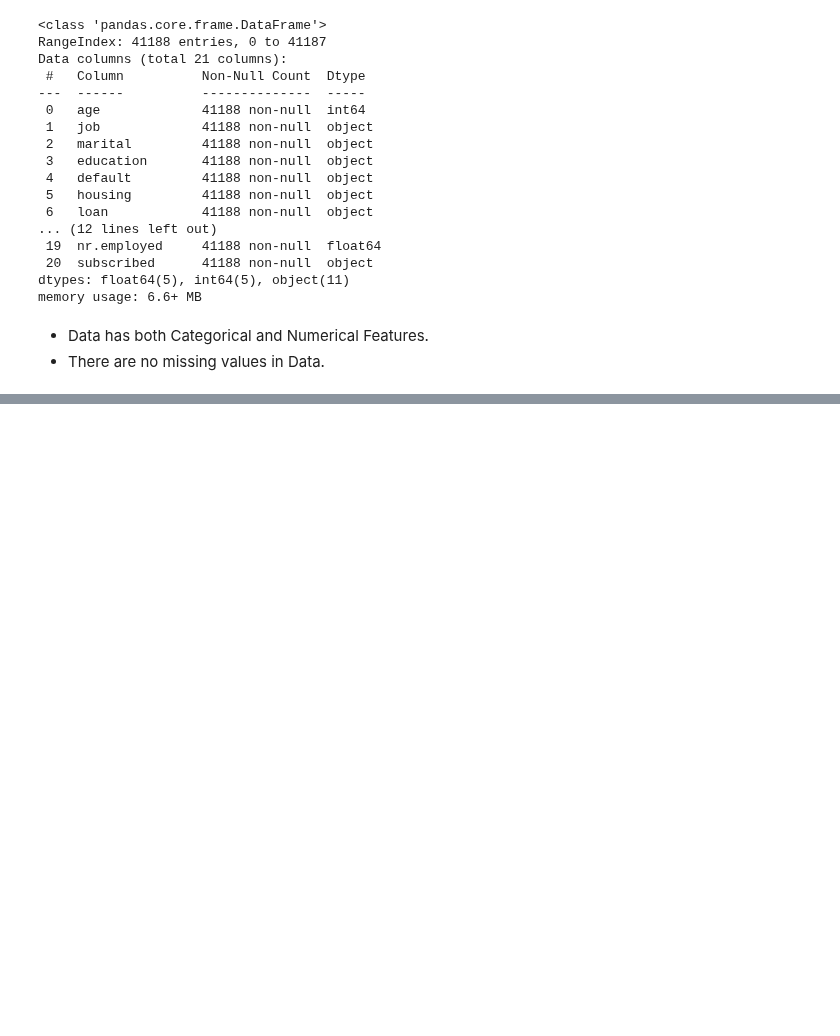
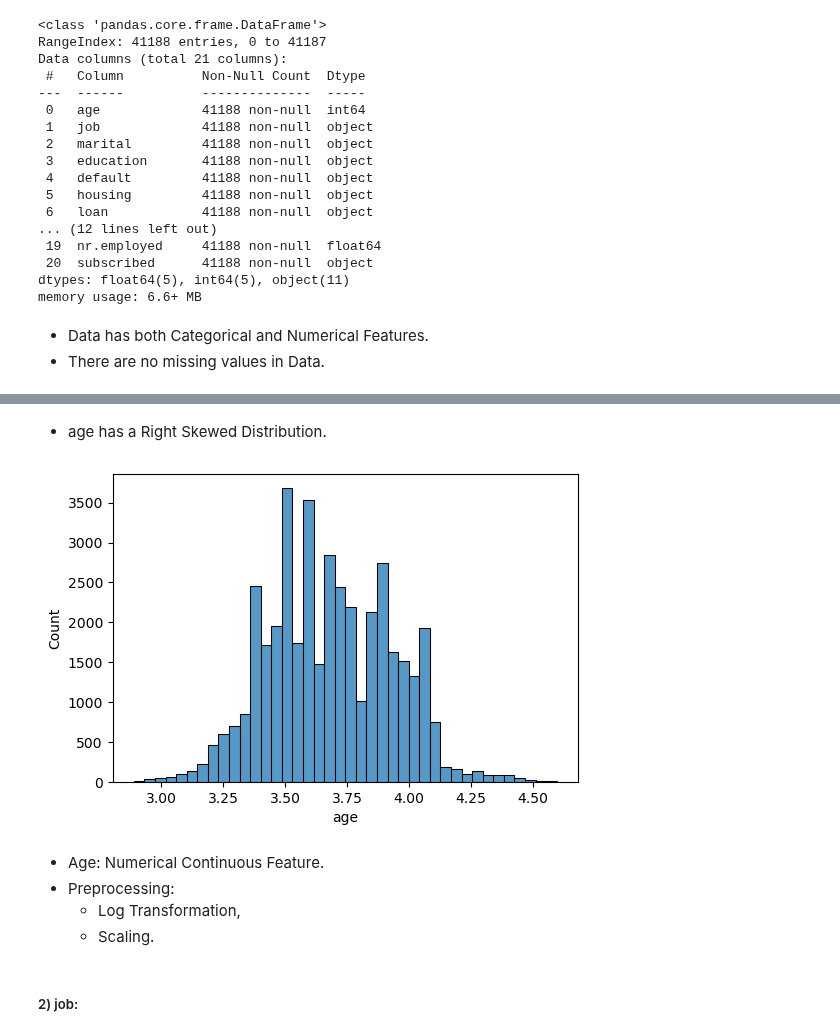
Before and after one commit to Shailya777/Learning-Logs, a Jupyter notebook: Machine_Learning/09_Clustering(Unsupervised Learning)/04_Practice_Project3(KMeans Clustering on Bank Data).ipynb, the cells around one changed output, grey strips where cells are left out. Saved outputs shown, nothing was run; the diff lists cells and outputs as text; code cells hidden in the pictures; blank space fills up the shorter version.

Commit message:
Preprocessing Pipeline ongoing

```diff
--- a/Machine_Learning/09_Clustering(Unsupervised Learning)/04_Practice_Project3(KMeans Clustering on Bank Data).ipynb
+++ b/Machine_Learning/09_Clustering(Unsupervised Learning)/04_Practice_Project3(KMeans Clustering on Bank Data).ipynb
@@ -117,0 +159,13 @@ memory usage: 6.6+ MB
+# %% [markdown]
+- age has a Right Skewed Distribution.
+# %%
+plt.figure(figsize= (6,4))
+sns.histplot(data= df['age'].apply(np.log1p), bins= 40)
+plt.show()
+# %% [output]
+[figure, added]
+# %% [markdown]
+- Age: Numerical Continuous Feature.
+- Preprocessing:
+    - Log Transformation,
+    - Scaling.
@@ -117,0 +179,2 @@ memory usage: 6.6+ MB
+# %% [markdown]
+##### 2) job:
```
Also changed, not shown: parts of 17 cells of this notebook.
